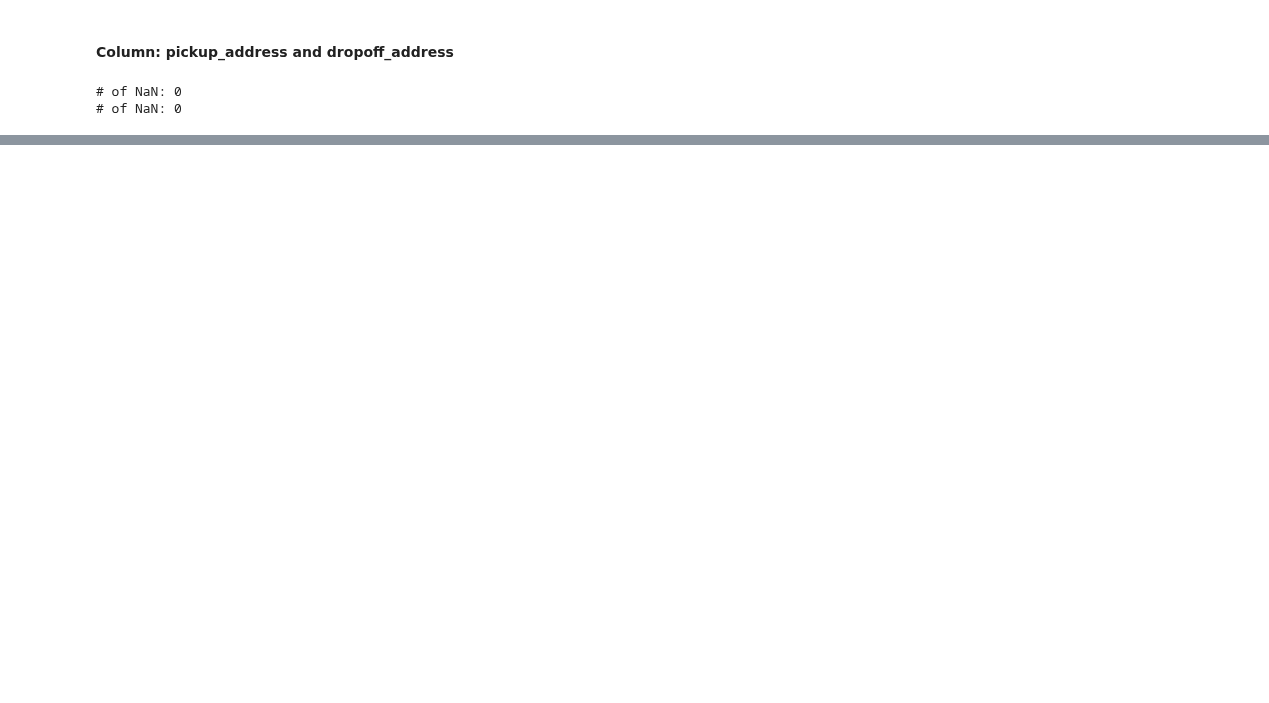
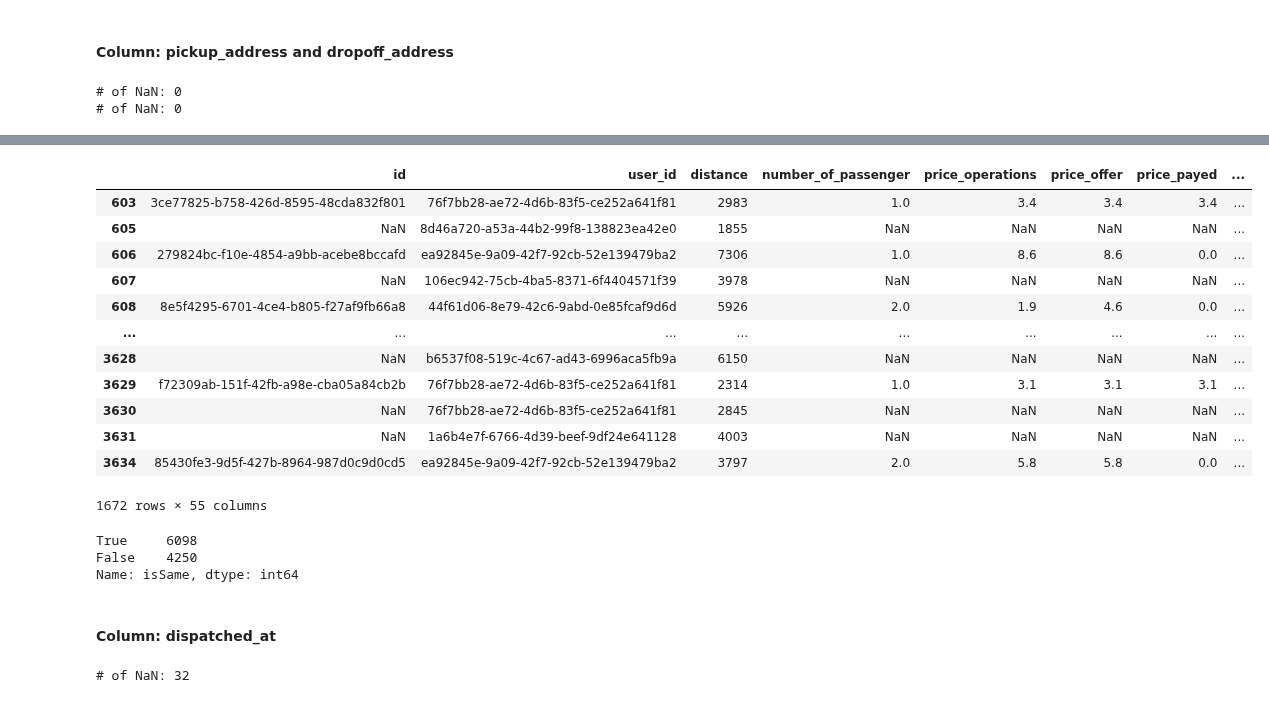
Before and after one commit to Lukas-Dierkes/vehicle-stream-team-project, a Jupyter notebook: vehicle_stream_pipeline/cleaning.ipynb, the cells around one changed output, grey strips where cells are left out. Drawn from its saved outputs; the diff is of its cells as text; code cells hidden in the pictures; blank space fills up the shorter version.

```diff
--- a/vehicle_stream_pipeline/cleaning.ipynb
+++ b/vehicle_stream_pipeline/cleaning.ipynb
@@ -196,0 +234,6 @@ df.to_excel("test.xlsx")
+# %%
+comparison = np.where(df['created_at'] == df['dispatched_at'], True, False)
+df.loc[:, 'isSame'] = comparison
+mask = df['scheduled_to'].isna()
+df_temp = df[mask]
+df_temp[:][['created_at', 'dispatched_at', 'isSame']]
@@ -196,0 +254,28 @@ df.to_excel("test.xlsx")
+# %%
+df_temp[df['isSame']==False]
+# %% [output]
+|  | id | user_id | distance | number_of_passenger | price_operations | price_offer | price_payed | ... |
+| 603 | 3ce77825-b758-426d-8595-48cda832f801 | 76f7bb28-ae72-4d6b-83f5-ce252a641f81 | 2983 | 1.0 | 3.4 | 3.4 | 3.4 | ... |
+| 605 | NaN | 8d46a720-a53a-44b2-99f8-138823ea42e0 | 1855 | NaN | NaN | NaN | NaN | ... |
+| 606 | 279824bc-f10e-4854-a9bb-acebe8bccafd | ea92845e-9a09-42f7-92cb-52e139479ba2 | 7306 | 1.0 | 8.6 | 8.6 | 0.0 | ... |
+| 607 | NaN | 106ec942-75cb-4ba5-8371-6f4404571f39 | 3978 | NaN | NaN | NaN | NaN | ... |
+| 608 | 8e5f4295-6701-4ce4-b805-f27af9fb66a8 | 44f61d06-8e79-42c6-9abd-0e85fcaf9d6d | 5926 | 2.0 | 1.9 | 4.6 | 0.0 | ... |
+| ... | ... | ... | ... | ... | ... | ... | ... | ... |
+| 3628 | NaN | b6537f08-519c-4c67-ad43-6996aca5fb9a | 6150 | NaN | NaN | NaN | NaN | ... |
+| 3629 | f72309ab-151f-42fb-a98e-cba05a84cb2b | 76f7bb28-ae72-4d6b-83f5-ce252a641f81 | 2314 | 1.0 | 3.1 | 3.1 | 3.1 | ... |
+| 3630 | NaN | 76f7bb28-ae72-4d6b-83f5-ce252a641f81 | 2845 | NaN | NaN | NaN | NaN | ... |
+| 3631 | NaN | 1a6b4e7f-6766-4d39-beef-9df24e641128 | 4003 | NaN | NaN | NaN | NaN | ... |
+| 3634 | 85430fe3-9d5f-427b-8964-987d0c9d0cd5 | ea92845e-9a09-42f7-92cb-52e139479ba2 | 3797 | 2.0 | 5.8 | 5.8 | 0.0 | ... |
+1672 rows × 55 columns
+# %%
+df.isSame.value_counts()
+# %% [output]
+True     6098
+False    4250
+Name: isSame, dtype: int64
+# %% [markdown]
+#### Column: dispatched_at
+# %%
+print("# of NaN:", int(df[['dispatched_at']].isna().sum()))
+# %% [output]
+# of NaN: 32
```
Also changed, not shown: parts of 45 cells of this notebook, 1 other file.
